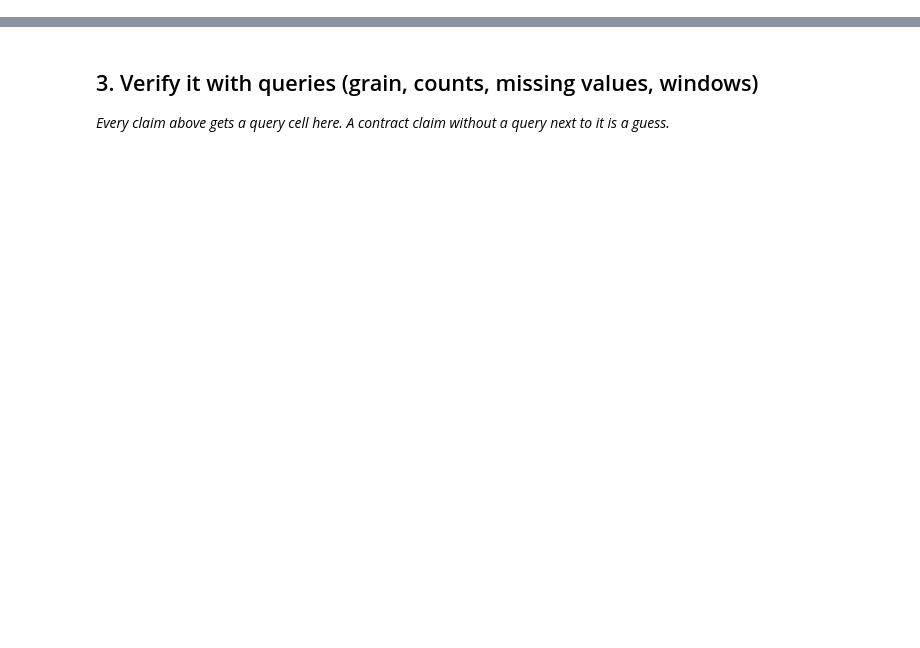
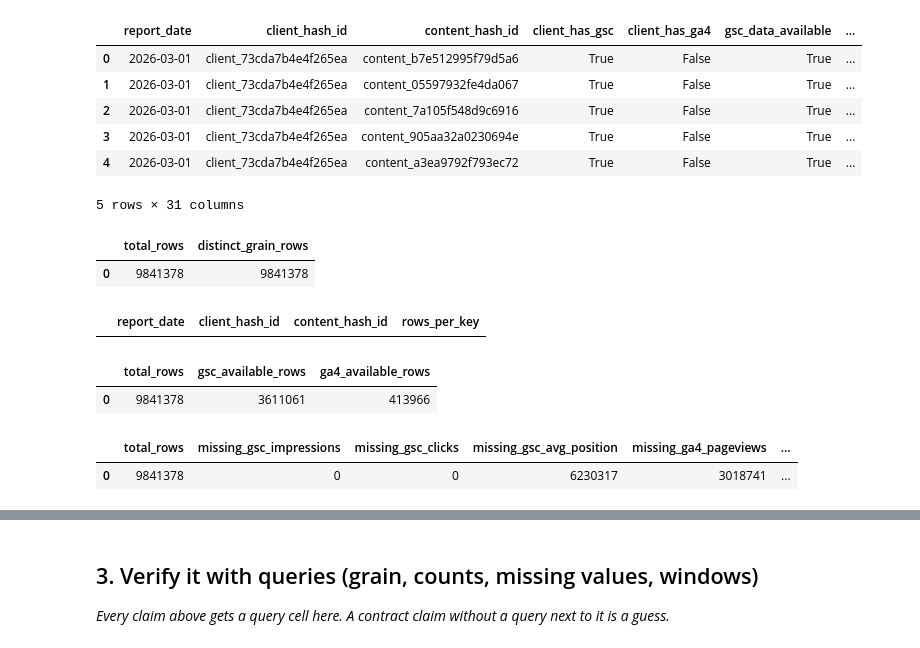
Before and after one commit to Umair01-code/FlyRank-ML-Intrenship, a Jupyter notebook: work/notebooks/w03_data_contract.ipynb, the cells around one changed output, grey strips where cells are left out. Cells and saved outputs as stored; diff of their text form; code cells hidden in the pictures; blank space fills up the shorter version.

```diff
--- a/work/notebooks/w03_data_contract.ipynb
+++ b/work/notebooks/w03_data_contract.ipynb
@@ -16,0 +147,78 @@ This skeleton is yours to fill. Work the sections **in order** — each one has
+# %%
+sample_rows = con.sql(f"""
+    SELECT *
+    FROM {daily}
+    LIMIT 5
+""").df()
+
+sample_rows
+# %% [output]
+|  | report_date | client_hash_id | content_hash_id | client_has_gsc | client_has_ga4 | gsc_data_available | ... |
+| 0 | 2026-03-01 | client_73cda7b4e4f265ea | content_b7e512995f79d5a6 | True | False | True | ... |
+| 1 | 2026-03-01 | client_73cda7b4e4f265ea | content_05597932fe4da067 | True | False | True | ... |
+| 2 | 2026-03-01 | client_73cda7b4e4f265ea | content_7a105f548d9c6916 | True | False | True | ... |
+| 3 | 2026-03-01 | client_73cda7b4e4f265ea | content_905aa32a0230694e | True | False | True | ... |
+| 4 | 2026-03-01 | client_73cda7b4e4f265ea | content_a3ea9792f793ec72 | True | False | True | ... |
+5 rows × 31 columns
+# %%
+grain_check = con.sql(f"""
+    SELECT
+        COUNT(*) AS total_rows,
+        COUNT(DISTINCT report_date || '|' || client_hash_id || '|' || content_hash_id) AS distinct_grain_rows
+    FROM {daily}
+""").df()
+
+grain_check
+# %% [output]
+|  | total_rows | distinct_grain_rows |
+| 0 | 9841378 | 9841378 |
+# %%
+duplicate_check = con.sql(f"""
+    SELECT
+        report_date,
+        client_hash_id,
+        content_hash_id,
+        COUNT(*) AS rows_per_key
+    FROM {daily}
+    GROUP BY
+        report_date,
+        client_hash_id,
+        content_hash_id
+    HAVING COUNT(*) > 1
+    ORDER BY rows_per_key DESC
+    LIMIT 10
+""").df()
+
+duplicate_check
+# %% [output]
+|  | report_date | client_hash_id | content_hash_id | rows_per_key |
+# %%
+availability_check = con.sql(f"""
+    SELECT
+        COUNT(*) AS total_rows,
+        COUNT(*) FILTER (WHERE gsc_data_available IS TRUE) AS gsc_available_rows,
+        COUNT(*) FILTER (WHERE ga4_data_available IS TRUE) AS ga4_available_rows
+    FROM {daily}
+""").df()
+
+availability_check
+# %% [output]
+|  | total_rows | gsc_available_rows | ga4_available_rows |
+| 0 | 9841378 | 3611061 | 413966 |
+# %%
+missing_check = con.sql(f"""
+    SELECT
+        COUNT(*) AS total_rows,
+        COUNT(*) FILTER (WHERE gsc_impressions IS NULL) AS missing_gsc_impressions,
+        COUNT(*) FILTER (WHERE gsc_clicks IS NULL) AS missing_gsc_clicks,
+        COUNT(*) FILTER (WHERE gsc_avg_position IS NULL) AS missing_gsc_avg_position,
+        COUNT(*) FILTER (WHERE ga4_pageviews IS NULL) AS missing_ga4_pageviews,
+        COUNT(*) FILTER (WHERE ga4_sessions IS NULL) AS missing_ga4_sessions,
+        COUNT(*) FILTER (WHERE sessions_organic IS NULL) AS missing_sessions_organic
+    FROM {daily}
+""").df()
+
+missing_check
+# %% [output]
+|  | total_rows | missing_gsc_impressions | missing_gsc_clicks | missing_gsc_avg_position | missing_ga4_pageviews | ... |
+| 0 | 9841378 | 0 | 0 | 6230317 | 3018741 | ... |
```
Also changed, not shown: parts of 43 cells of this notebook.
